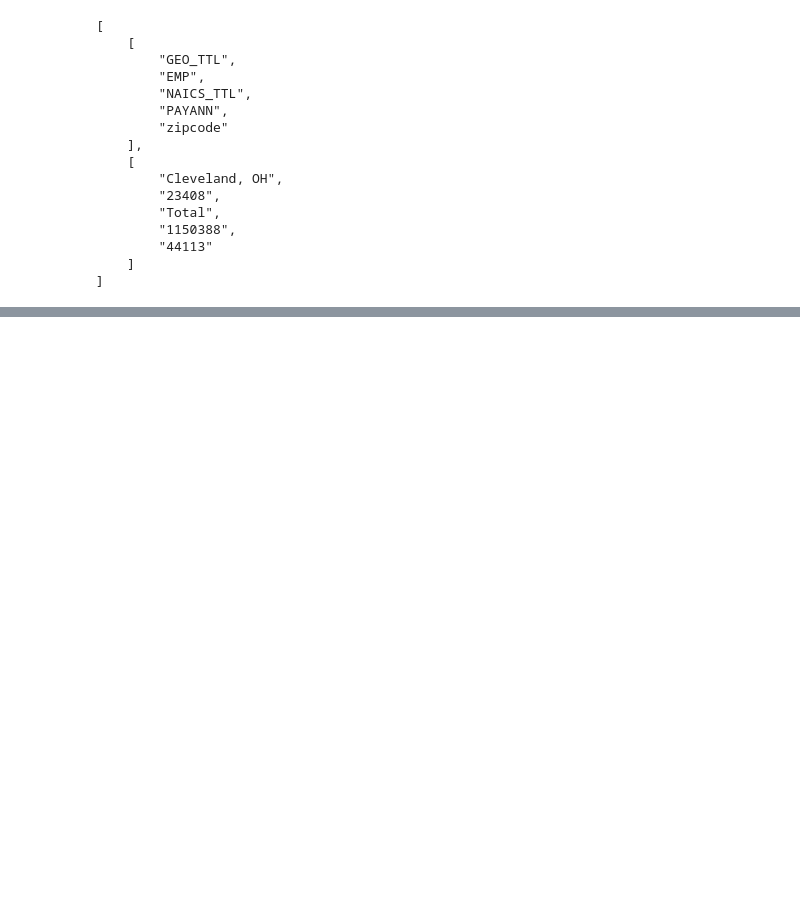
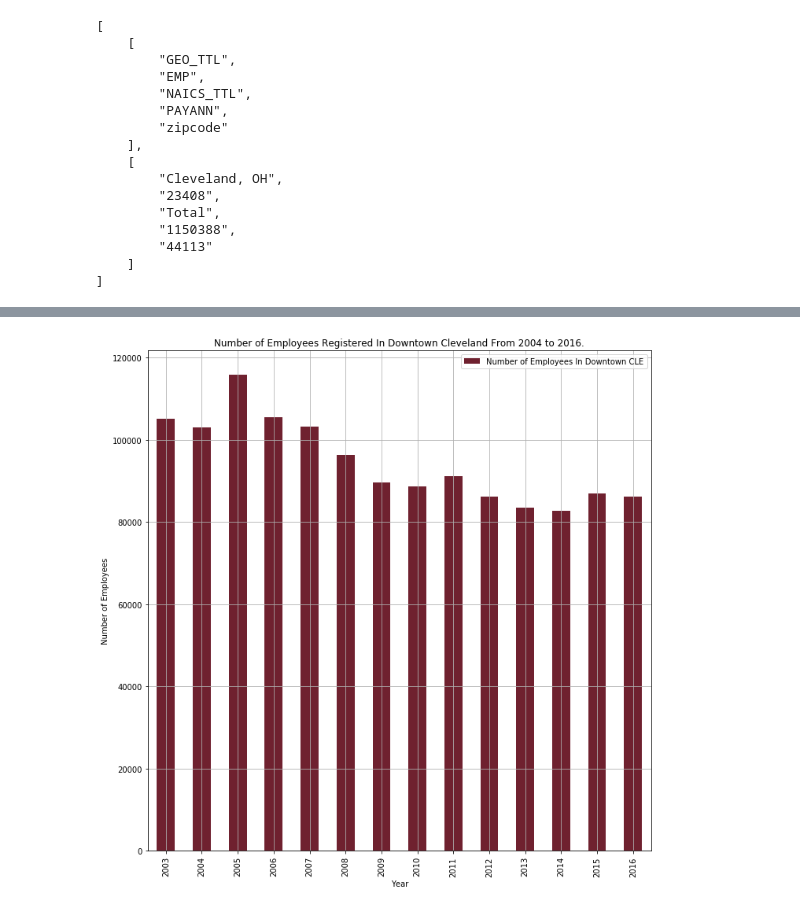
Before and after one commit to Zachary-A-Frame/Analysis-Of-Lebrons-Impact-On-Cleveland, a Jupyter notebook: app.ipynb, the cells around one changed output, grey strips where cells are left out. Cells and saved outputs as stored; diff of their text form; code cells hidden in the pictures; blank space fills up the shorter version.

Commit message:
Finalizing Downtown Visualization.

```diff
--- a/app.ipynb
+++ b/app.ipynb
@@ -95,6 +57,10 @@ https://api.census.gov/data/2004/zbp?get=EMP,ESTAB&for=zipcode:44113&key=d38a2e9
 # %%
-# url = f"https://api.census.gov/data/2010/zbp?get=GEO_TTL,EMP,ESTAB&for=zipcode:44115&key={census_api_key}"
-# response = requests.get(url)
-# print(response.url)
-# data = response.json()
-# print(json.dumps(data, indent=4, sort_keys=True))
+results = []
+
+for year in range(2003, 2017):
+    year = year
+    for zipcode in range(44113, 44116):
+        url = f"https://api.census.gov/data/{year}/zbp?get=EMP,ESTAB&for=zipcode:{zipcode}&key={census_api_key}"
+        response = requests.get(url).json()
+        if 'error' not in response:
+            results.append([year, response[1][0], response[1][1], response[1][2]])
@@ -143,0 +67,5 @@ https://api.census.gov/data/2009/zbp?get=EMP,ESTAB&for=zipcode:44113&key=d38a2e9
+# %%
+dataset = pd.DataFrame(results)
+# %%
+dataset.columns=["Year", "EMP", "ESTAB", "Zipcode"]
+dataset
@@ -143,0 +90,12 @@ https://api.census.gov/data/2009/zbp?get=EMP,ESTAB&for=zipcode:44113&key=d38a2e9
+# %%
+# pd.to_numeric(dataset['EMP'], errors='coerce')
+# dataset['EMP'].dtypes
+# print (dataset['EMP'].dtypes)
+
+dataset['EMP'] = dataset['EMP'].astype(int)
+
+emp_stats = dataset.groupby('Year').agg(
+    emp_sum = ('EMP', np.sum)
+)
+
+emp_stats
@@ -143,0 +119,11 @@ https://api.census.gov/data/2009/zbp?get=EMP,ESTAB&for=zipcode:44113&key=d38a2e9
+# %%
+EMP_graph = emp_stats.plot(kind='bar', title="Number of Employees Registered In Downtown Cleveland From 2004 to 2016.", color="#6f212f", figsize=(10, 10), grid=True)
+EMP_graph.set_xlabel("Year")
+EMP_graph.set_ylabel("Number of Employees")
+
+legend = ["Number of Employees In Downtown CLE"]
+plt.legend(legend, loc="best")
+
+plt.tight_layout()
+# %% [output]
+[figure, added]
```
Also changed, not shown: parts of 10 cells of this notebook, 4 other files.
